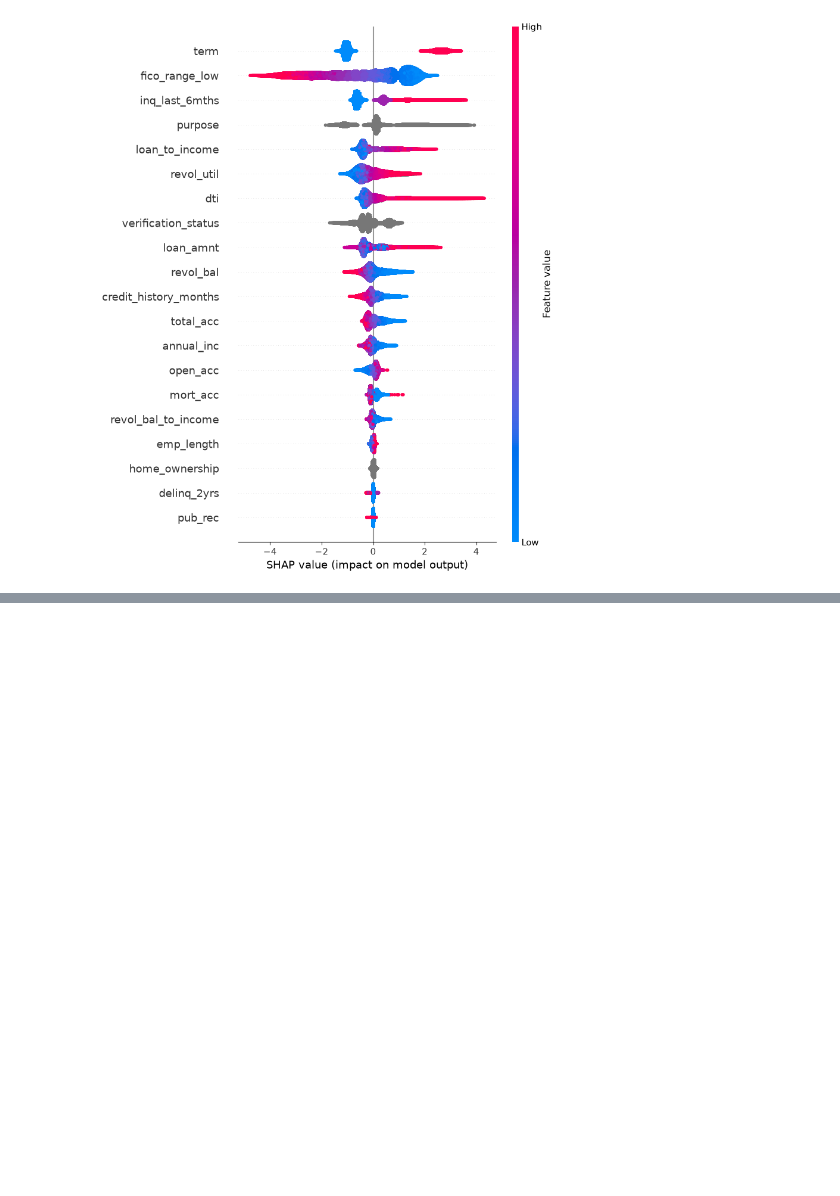
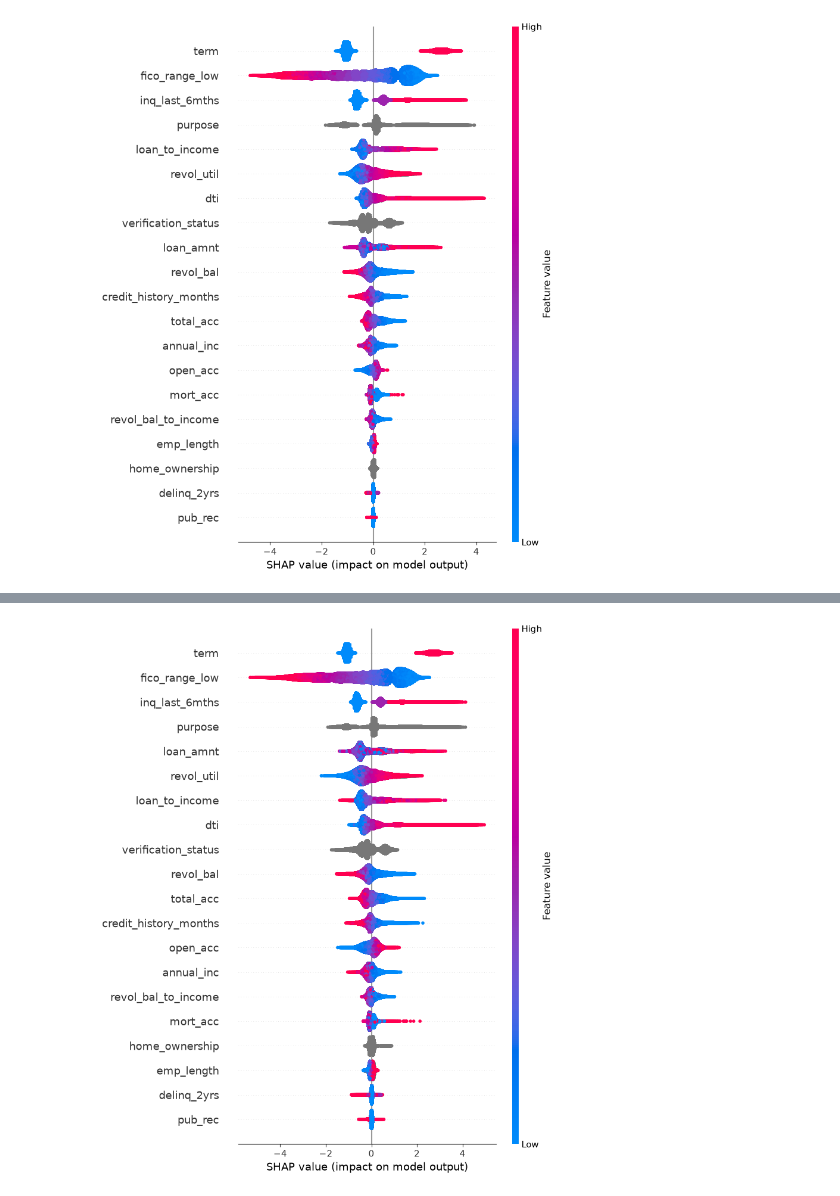
Before and after one commit to eth-tran/STAT-444-Final-Project, a Jupyter notebook: S444-Modelling.ipynb, the cells around one changed output, grey strips where cells are left out. Cells and saved outputs as stored; diff of their text form; code cells hidden in the pictures; blank space fills up the shorter version.

```diff
--- a/S444-Modelling.ipynb
+++ b/S444-Modelling.ipynb
@@ -144,0 +178,7 @@ shap.summary_plot(shap_values, X_test)
+# %%
+explainer = shap.TreeExplainer(model3)
+shap_values = explainer.shap_values(X_test)
+
+shap.summary_plot(shap_values, X_test)
+# %% [output]
+[figure, added]
```
Also changed, not shown: parts of 5 cells of this notebook.
